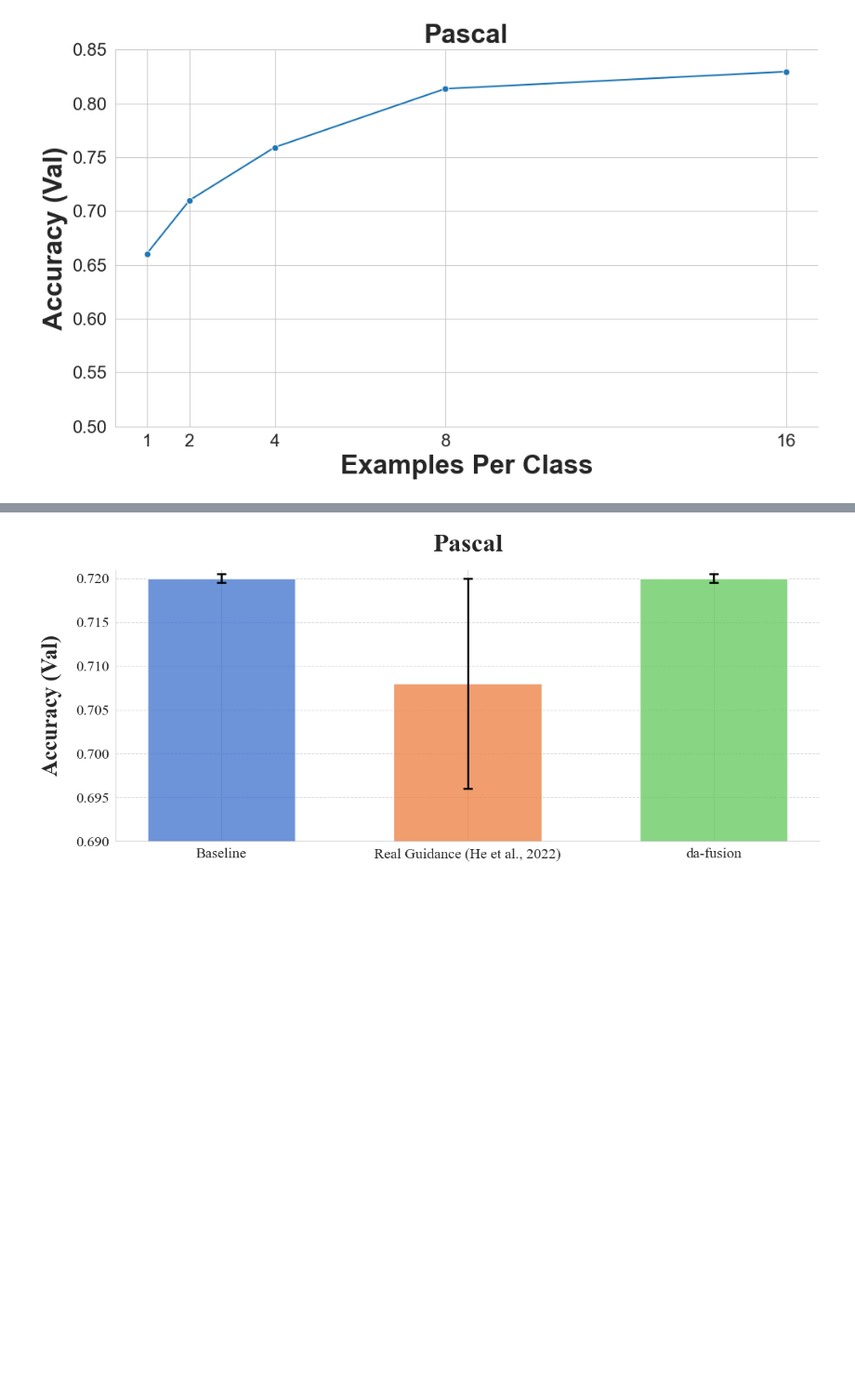
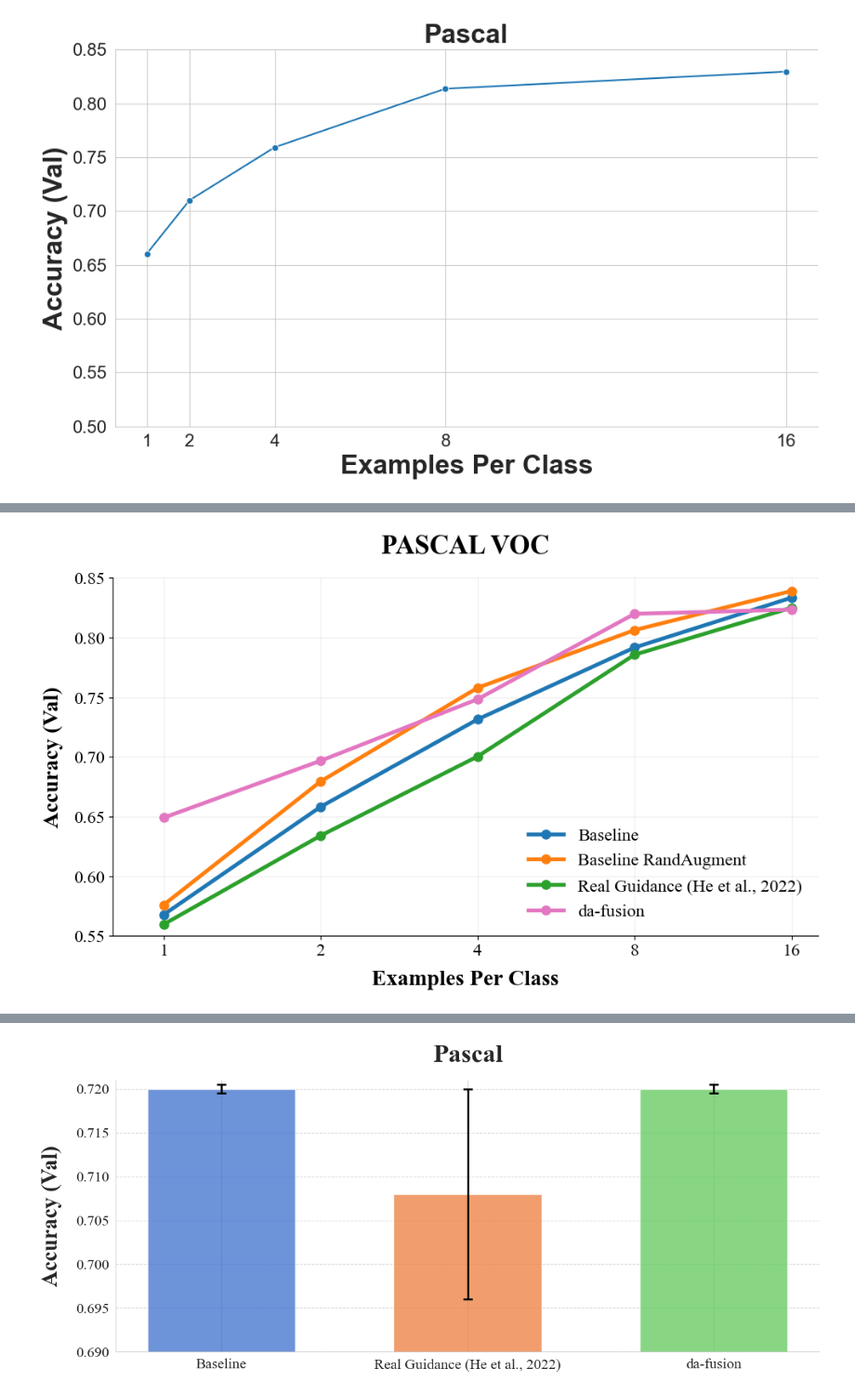
Before and after one commit to vaventt/smart-image-augmentation, a Jupyter notebook: results/replicating-paper-results.ipynb, the cells around one changed output, grey strips where cells are left out. Shown at 93% size. Cells and saved outputs as stored; diff of their text form; code cells hidden in the pictures; blank space fills up the shorter version.

```diff
--- a/results/replicating-paper-results.ipynb
+++ b/results/replicating-paper-results.ipynb
@@ -146,0 +147,89 @@ plot_pascal_results(BASE_FOLDER)
+# %%
+import pandas as pd
+import matplotlib.pyplot as plt
+import seaborn as sns
+import glob
+import os
+import numpy as np
+
+# Constants
+BASE_FOLDER = '/Users/andrew/Thesis/smart-image-augmentation/results/pascal-researchers-final'
+METHODS = {
+    'baseline': 'Baseline',
+    'randaugment': 'Baseline RandAugment',
+    'real-guidance-0.5-cap': 'Real Guidance (He et al., 2022)',
+    'textual-inversion-1.0-0.75-0.5-0.25': 'da-fusion',
+}
+
+def load_and_process_data(folder):
+    all_files = glob.glob(os.path.join(folder, "*.csv"))
+    if not all_files:
+        print(f"No CSV files found in {folder}")
+        return None
+
+    df_list = []
+    for filename in all_files:
+        try:
+            df = pd.read_csv(filename, index_col=0)
+            df_list.append(df)
+        except Exception as e:
+            print(f"Error reading {filename}: {e}")
+
+    if not df_list:
+        print(f"No valid CSV files found in {folder}")
+        return None
+
+    combined_df = pd.concat(df_list, ignore_index=True)
+
+    filtered_df = combined_df[(combined_df['metric'] == 'Accuracy') &
+                              (combined_df['split'] == 'Validation')]
+
+    best_results = filtered_df.groupby('examples_per_class')['value'].max().reset_index()
+
+    return best_results
+
+def plot_pascal_results(base_folder, output_filename='pascal_results_plot'):
+    plt.figure(figsize=(10, 6))
+    plt.rcParams['font.family'] = 'serif'
+    plt.rcParams['font.serif'] = ['Times New Roman'] + plt.rcParams['font.serif']
+
+    color_palette = ['#1f77b4', '#ff7f0e', '#2ca02c', '#e377c2']
+
+    for i, (folder, method_name) in enumerate(METHODS.items()):
+        full_path = os.path.join(base_folder, folder)
+        if not os.path.exists(full_path):
+            print(f"Folder not found: {full_path}")
+            continue
+
+        data = load_and_process_data(full_path)
+        if data is None:
+            continue
+
+        plt.plot(data['examples_per_class'], data['value'], marker='o', linewidth=3.5,
+         color=color_palette[i], label=method_name, markersize=8)
+
+    plt.title('PASCAL VOC', fontsize=24, fontweight='bold', y=1.05)
+    plt.xlabel('Examples Per Class', fontsize=20, fontweight='bold', labelpad=10)
+    plt.ylabel('Accuracy (Val)', fontsize=20, fontweight='bold', labelpad=10)
+    plt.xscale('log', base=2)
+    plt.xticks([1, 2, 4, 8, 16], ['1', '2', '4', '8', '16'], fontsize=16)
+    plt.yticks(np.arange(0.55, 0.86, 0.05), fontsize=16)
+
+    plt.ylim(0.55, 0.85)
+    plt.xlim(0.8, 18)
+
+    plt.grid(True, which="both", ls="-", alpha=0.2)
+    plt.gca().spines['top'].set_visible(False)
+    plt.gca().spines['right'].set_visible(False)
+
+    plt.legend(fontsize=16, loc='lower right', frameon=False)
+
+    plt.tight_layout()
+    plt.savefig(f'{output_filename}.png', dpi=300, bbox_inches='tight')
+    plt.savefig(f'{output_filename}.pdf', bbox_inches='tight')
+    plt.show()
+
+# Usage
+plot_pascal_results(BASE_FOLDER)
+# %% [output]
+[figure, added]
```
Also changed, not shown: parts of 6 cells of this notebook, 54 other files.
